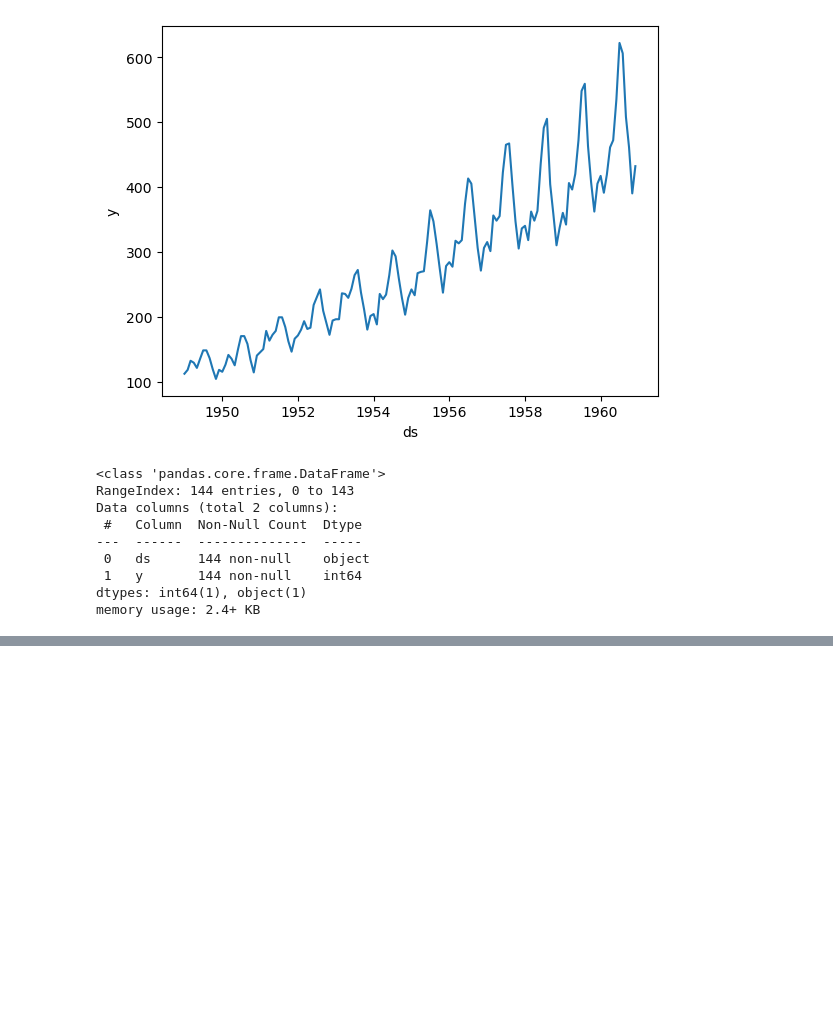
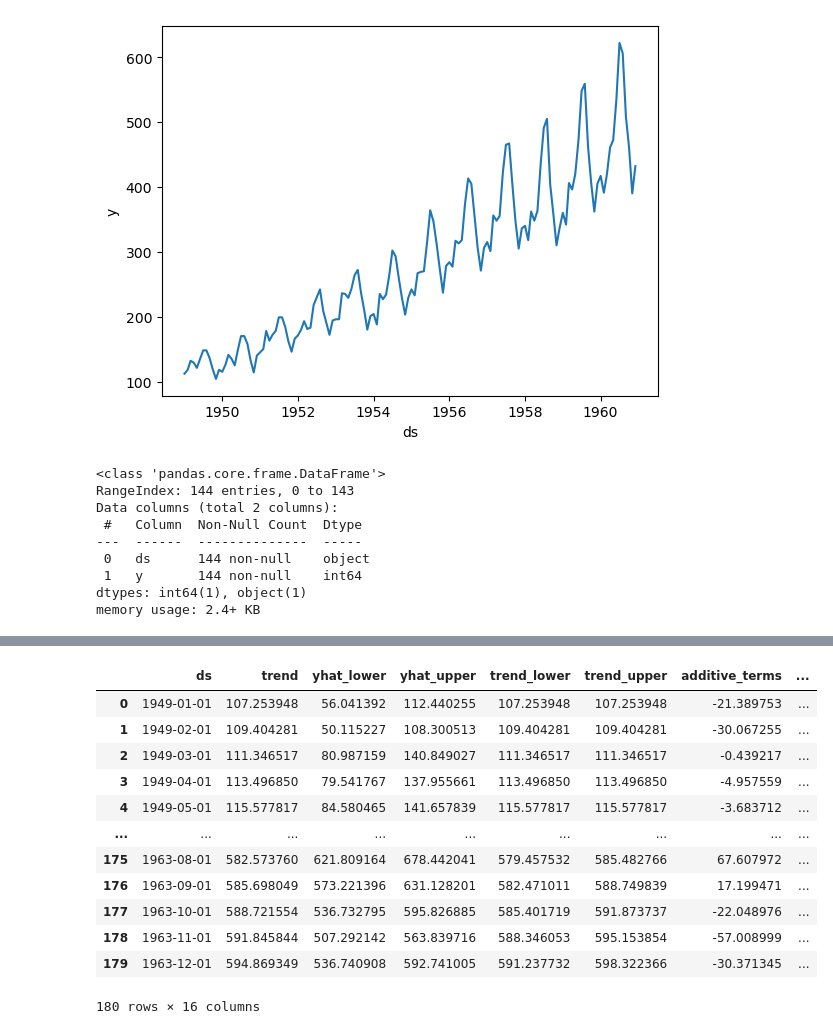
Before and after one commit to picalin/samurai_data_science, a Jupyter notebook: 14_prophet.ipynb, the cells around one changed output, grey strips where cells are left out. Drawn from its saved outputs; the diff is of its cells as text; code cells hidden in the pictures; blank space fills up the shorter version.

```diff
--- a/14_prophet.ipynb
+++ b/14_prophet.ipynb
@@ -38,0 +70,17 @@ memory usage: 2.4+ KB
+# %%
+forecast = model.predict(future)
+forecast
+# %% [output]
+|  | ds | trend | yhat_lower | yhat_upper | trend_lower | trend_upper | additive_terms | ... |
+| 0 | 1949-01-01 | 107.253948 | 56.041392 | 112.440255 | 107.253948 | 107.253948 | -21.389753 | ... |
+| 1 | 1949-02-01 | 109.404281 | 50.115227 | 108.300513 | 109.404281 | 109.404281 | -30.067255 | ... |
+| 2 | 1949-03-01 | 111.346517 | 80.987159 | 140.849027 | 111.346517 | 111.346517 | -0.439217 | ... |
+| 3 | 1949-04-01 | 113.496850 | 79.541767 | 137.955661 | 113.496850 | 113.496850 | -4.957559 | ... |
+| 4 | 1949-05-01 | 115.577817 | 84.580465 | 141.657839 | 115.577817 | 115.577817 | -3.683712 | ... |
+| ... | ... | ... | ... | ... | ... | ... | ... | ... |
+| 175 | 1963-08-01 | 582.573760 | 621.809164 | 678.442041 | 579.457532 | 585.482766 | 67.607972 | ... |
+| 176 | 1963-09-01 | 585.698049 | 573.221396 | 631.128201 | 582.471011 | 588.749839 | 17.199471 | ... |
+| 177 | 1963-10-01 | 588.721554 | 536.732795 | 595.826885 | 585.401719 | 591.873737 | -22.048976 | ... |
+| 178 | 1963-11-01 | 591.845844 | 507.292142 | 563.839716 | 588.346053 | 595.153854 | -57.008999 | ... |
+| 179 | 1963-12-01 | 594.869349 | 536.740908 | 592.741005 | 591.237732 | 598.322366 | -30.371345 | ... |
+180 rows × 16 columns
```
Also changed, not shown: parts of 9 cells of this notebook.
